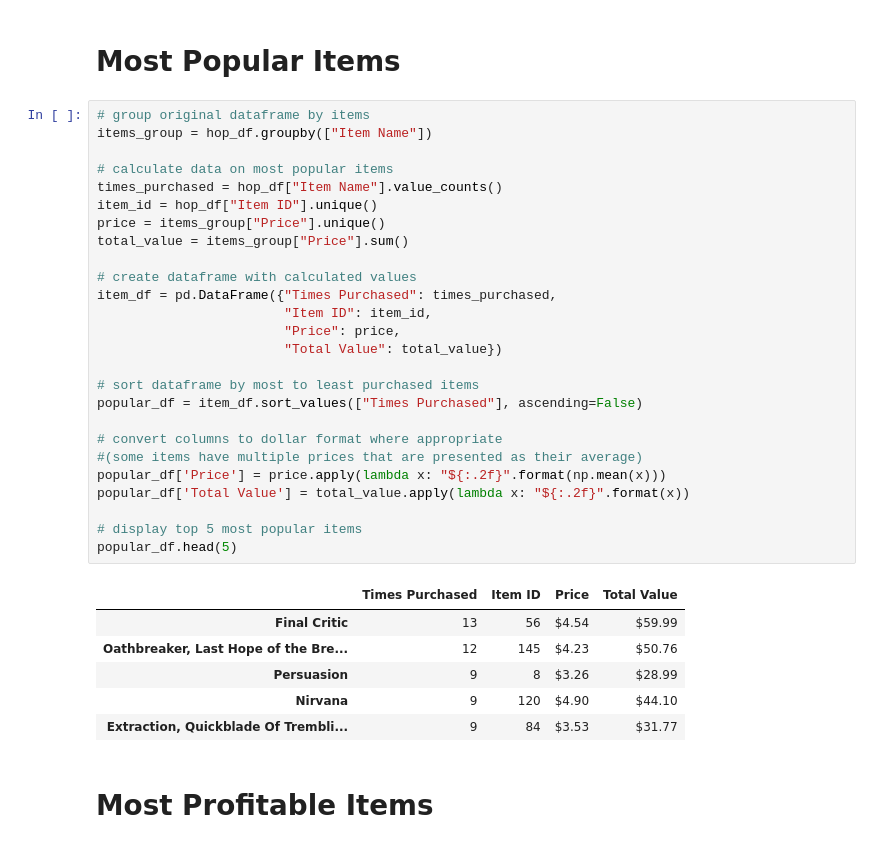
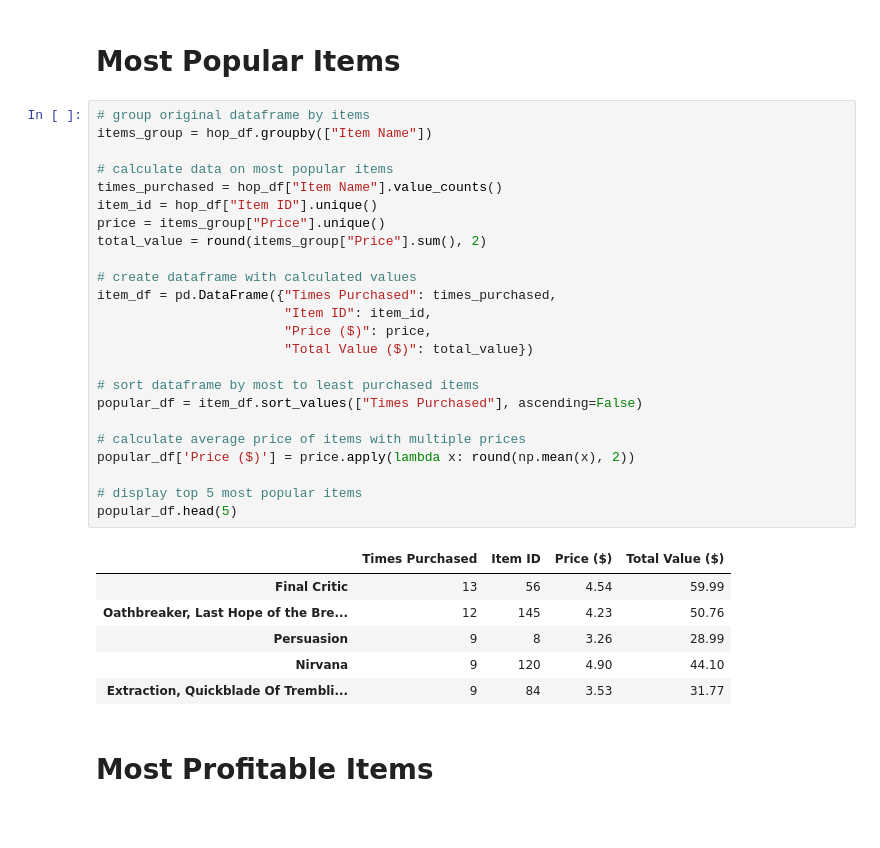
Before and after one commit to IIVIIIII/Heroes_of_Pymoli, a Jupyter notebook: HeroesOfPymoli/HeroesOfPymoli.ipynb, the cells around one changed output. Cells and saved outputs as stored; diff of their text form.

Commit message:
most popular items values to floats

```diff
--- a/HeroesOfPymoli/HeroesOfPymoli.ipynb
+++ b/HeroesOfPymoli/HeroesOfPymoli.ipynb
@@ -272,36 +272,34 @@ spenders_df.head(5)
 # %%
 # group original dataframe by items
 items_group = hop_df.groupby(["Item Name"])
 
 # calculate data on most popular items
 times_purchased = hop_df["Item Name"].value_counts()
 item_id = hop_df["Item ID"].unique()
 price = items_group["Price"].unique()
-total_value = items_group["Price"].sum()
+total_value = round(items_group["Price"].sum(), 2)
 
 # create dataframe with calculated values
 item_df = pd.DataFrame({"Times Purchased": times_purchased,
                         "Item ID": item_id,
-                        "Price": price,
-                        "Total Value": total_value})
+                        "Price ($)": price,
+                        "Total Value ($)": total_value})
 
 # sort dataframe by most to least purchased items
 popular_df = item_df.sort_values(["Times Purchased"], ascending=False)
 
-# convert columns to dollar format where appropriate
-#(some items have multiple prices that are presented as their average)
-popular_df['Price'] = price.apply(lambda x: "${:.2f}".format(np.mean(x)))
-popular_df['Total Value'] = total_value.apply(lambda x: "${:.2f}".format(x))
+# calculate average price of items with multiple prices
+popular_df['Price ($)'] = price.apply(lambda x: round(np.mean(x), 2))
 
 # display top 5 most popular items
 popular_df.head(5)
 # %% [output]
-|  | Times Purchased | Item ID | Price | Total Value |
-| Final Critic | 13 | 56 | $4.54 | $59.99 |
-| Oathbreaker, Last Hope of the Bre... | 12 | 145 | $4.23 | $50.76 |
-| Persuasion | 9 | 8 | $3.26 | $28.99 |
-| Nirvana | 9 | 120 | $4.90 | $44.10 |
-| Extraction, Quickblade Of Trembli... | 9 | 84 | $3.53 | $31.77 |
+|  | Times Purchased | Item ID | Price ($) | Total Value ($) |
+| Final Critic | 13 | 56 | 4.54 | 59.99 |
+| Oathbreaker, Last Hope of the Bre... | 12 | 145 | 4.23 | 50.76 |
+| Persuasion | 9 | 8 | 3.26 | 28.99 |
+| Nirvana | 9 | 120 | 4.90 | 44.10 |
+| Extraction, Quickblade Of Trembli... | 9 | 84 | 3.53 | 31.77 |
 # %% [markdown]
 # Most Profitable Items
 # %%
```
